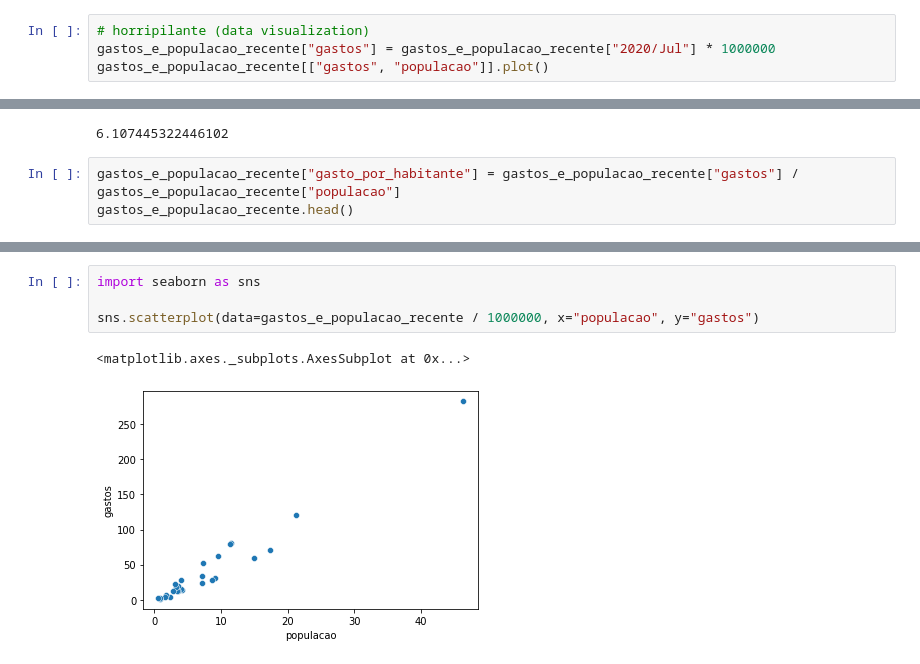
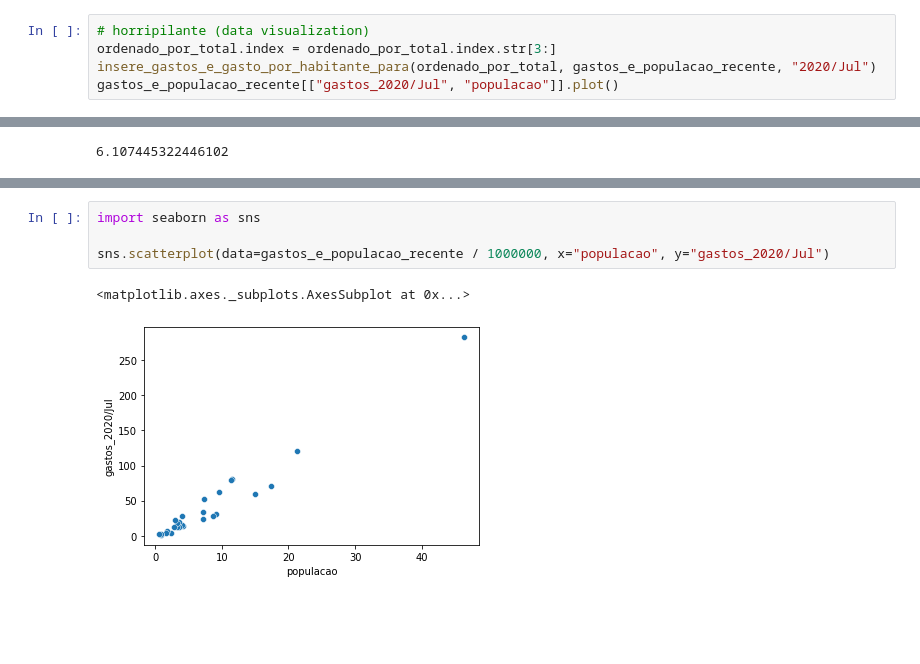
Before and after one commit to p3dr3nriqu3/boocamp_alura, a Jupyter notebook: Bootcamp_Datascience.ipynb, the cells around one changed output, grey strips where cells are left out. Cells and saved outputs as stored; diff of their text form; blank space fills up the shorter version.

```diff
--- a/Bootcamp_Datascience.ipynb
+++ b/Bootcamp_Datascience.ipynb
@@ -626,6 +651,7 @@ gastos_e_populacao_recente.head()
 # %%
 # horripilante (data visualization)
-gastos_e_populacao_recente["gastos"] = gastos_e_populacao_recente["2020/Jul"] * 1000000
-gastos_e_populacao_recente[["gastos", "populacao"]].plot()
+ordenado_por_total.index = ordenado_por_total.index.str[3:]
+insere_gastos_e_gasto_por_habitante_para(ordenado_por_total, gastos_e_populacao_recente, "2020/Jul")
+gastos_e_populacao_recente[["gastos_2020/Jul", "populacao"]].plot()
 # %% [output]
 <matplotlib.axes._subplots.AxesSubplot at 0x...>
@@ -645,6 +671,3 @@ gastos_e_populacao_recente.loc[["Rio Grande do Sul", "São Paulo"]]
 282709570.31/46289333
 # %% [output]
 6.107445322446102
-# %%
-gastos_e_populacao_recente["gasto_por_habitante"] = gastos_e_populacao_recente["gastos"] / gastos_e_populacao_recente["populacao"]
-gastos_e_populacao_recente.head()
@@ -664,9 +690,9 @@ gastos_e_populacao_recente["gasto_por_habitante"].plot(kind='bar')
 # %%
 import seaborn as sns
 
-sns.scatterplot(data=gastos_e_populacao_recente / 1000000, x="populacao", y="gastos")
+sns.scatterplot(data=gastos_e_populacao_recente / 1000000, x="populacao", y="gastos_2020/Jul")
 # %% [output]
 <matplotlib.axes._subplots.AxesSubplot at 0x...>
-[figure, old version]
+[figure, new version]
 # %%
 plt.figure(figsize=(8,8))
```
Also changed, not shown: parts of 15 cells of this notebook.
